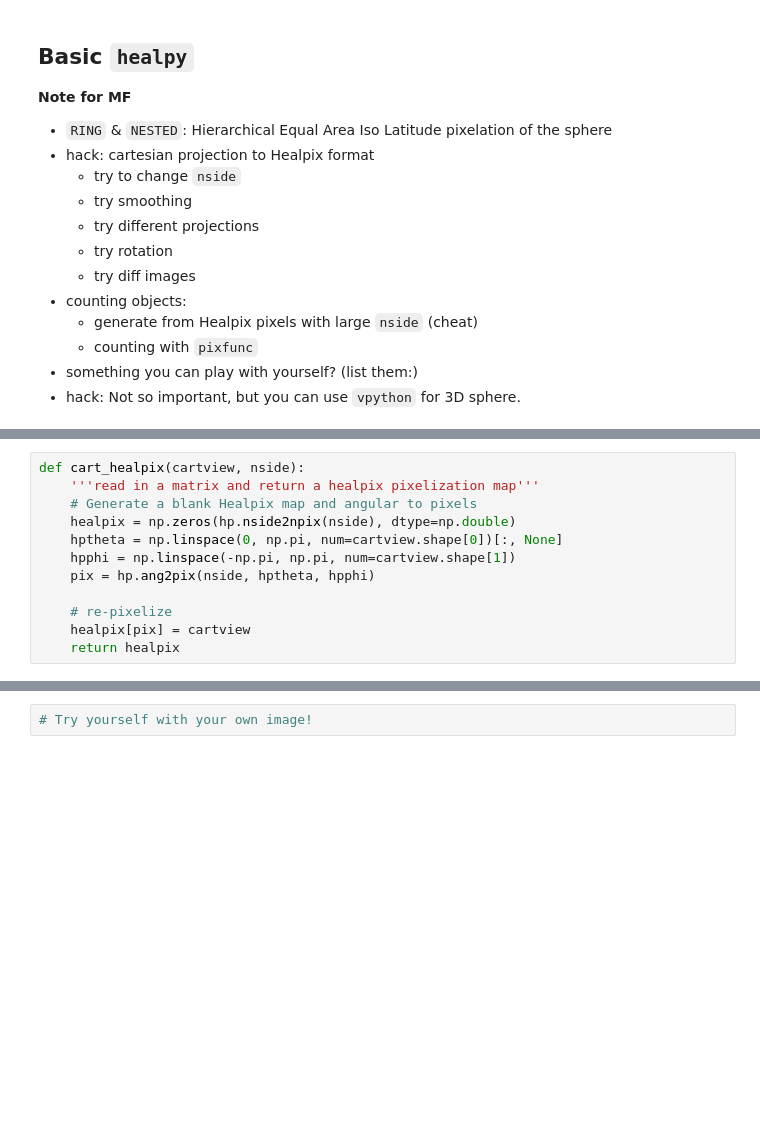
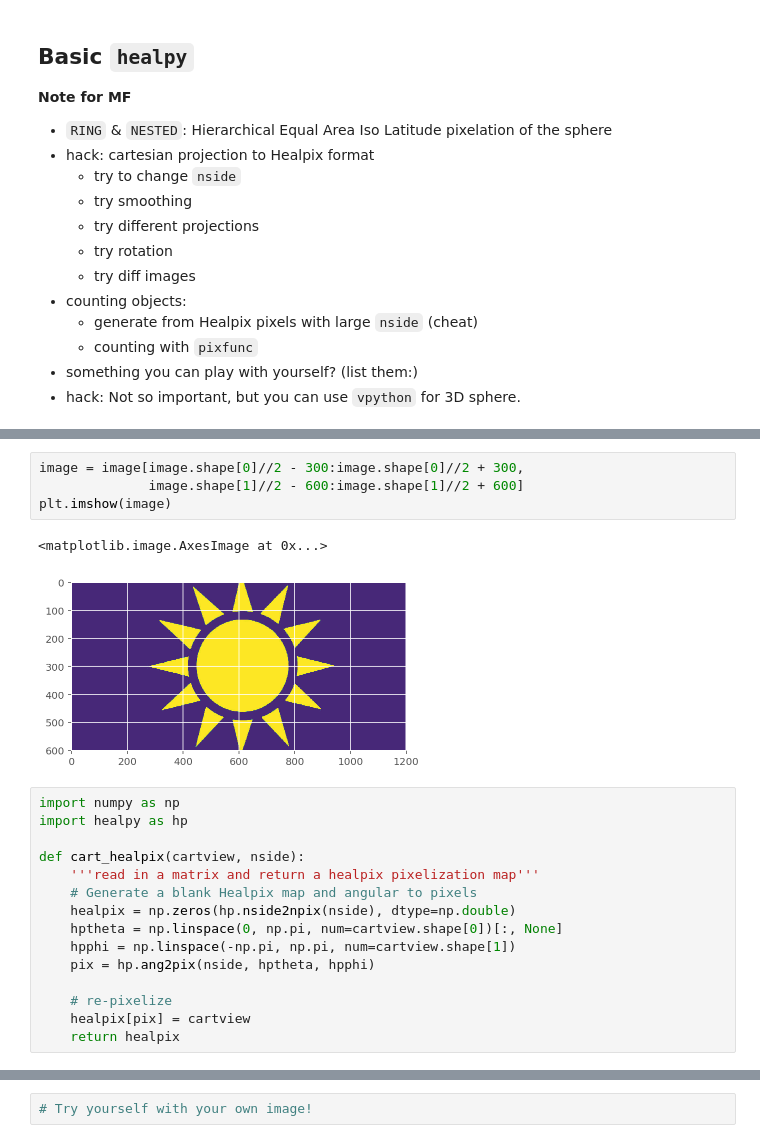
Before and after one commit to jibanCat/healpy_object_counts, a Jupyter notebook: tutorial/Jupyter_Intro_Healpix_WISE-2MASS.ipynb, the cells around one changed output, grey strips where cells are left out. Saved outputs shown, nothing was run; the diff lists cells and outputs as text; blank space fills up the shorter version.

```diff
--- a/tutorial/Jupyter_Intro_Healpix_WISE-2MASS.ipynb
+++ b/tutorial/Jupyter_Intro_Healpix_WISE-2MASS.ipynb
@@ -58,4 +139,14 @@ import healpy as hp
+# %%
+image = image[image.shape[0]//2 - 300:image.shape[0]//2 + 300,
+              image.shape[1]//2 - 600:image.shape[1]//2 + 600]
+plt.imshow(image)
+# %% [output]
+<matplotlib.image.AxesImage at 0x...>
+[figure, added]
 # %%
+import numpy as np
+import healpy as hp
+
 def cart_healpix(cartview, nside):
     '''read in a matrix and return a healpix pixelization map'''
     # Generate a blank Healpix map and angular to pixels
```
Also changed, not shown: parts of 23 cells of this notebook, 1 other file.
